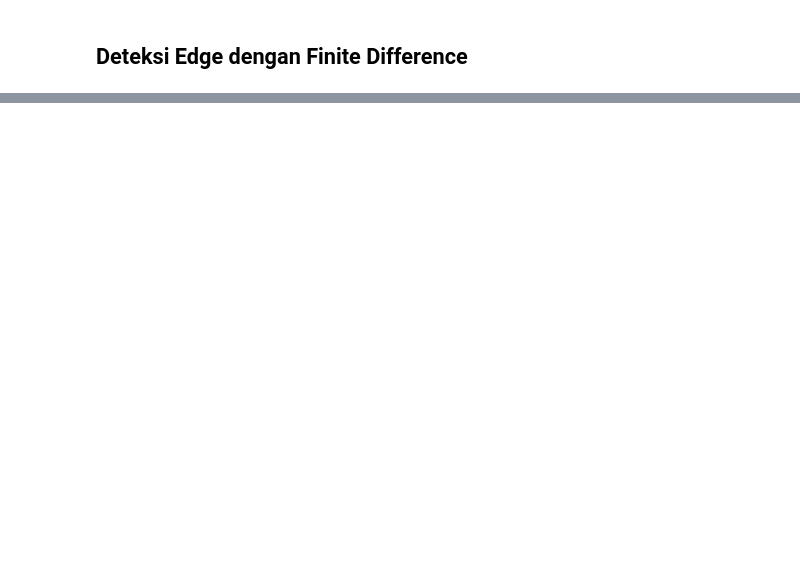
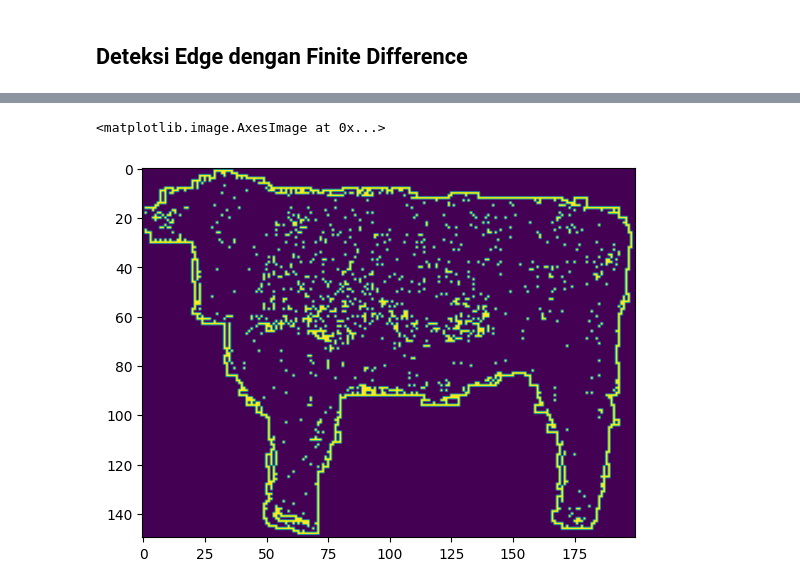
Before and after one commit to naragift/sapixy, a Jupyter notebook: main.ipynb, the cells around one changed output, grey strips where cells are left out. Saved outputs shown, nothing was run; the diff lists cells and outputs as text; code cells hidden in the pictures; blank space fills up the shorter version.

```diff
--- a/main.ipynb
+++ b/main.ipynb
@@ -129,0 +131,29 @@ display_im(result)
+# %%
+# 8-connectivity algorithm
+def detect_edges(image):
+    height, width = len(image), len(image[0])
+    edges = [[0] * width for _ in range(height)]  # Initialize an empty edges image
+
+    # Check the 8-connectivity of each pixel
+    for i in range(1, height - 1):
+        for j in range(1, width - 1):
+            if image[i][j] == 255:  # Check if the pixel is filled
+                if (
+                    image[i - 1][j - 1] == 0
+                    or image[i - 1][j] == 0
+                    or image[i - 1][j + 1] == 0
+                    or image[i][j - 1] == 0
+                    or image[i][j + 1] == 0
+                    or image[i + 1][j - 1] == 0
+                    or image[i + 1][j] == 0
+                    or image[i + 1][j + 1] == 0
+                ):
+                    edges[i][j] = 255  # Set the edge pixel to white
+
+    return edges
+
+detected_edges = detect_edges(result)
+plt.imshow(detected_edges)
+# %% [output]
+<matplotlib.image.AxesImage at 0x...>
+[figure, added]
```
Also changed, not shown: parts of 13 cells of this notebook.
